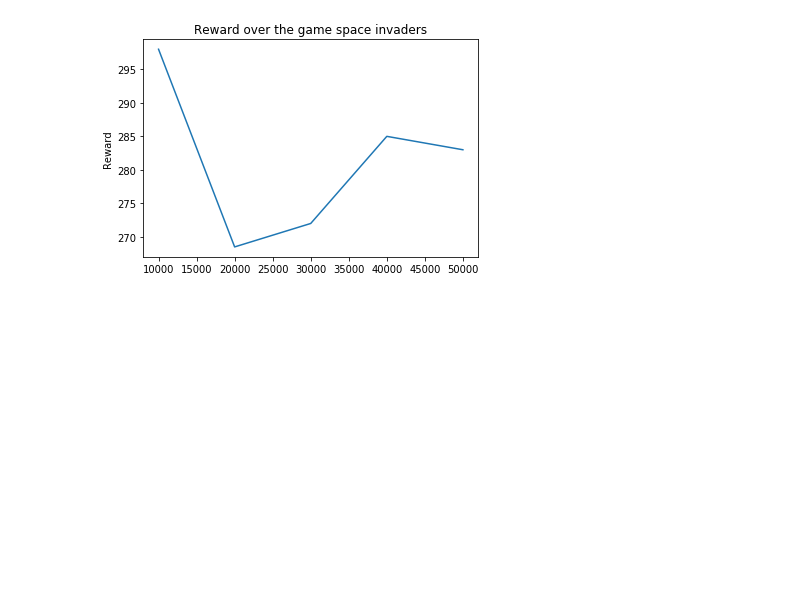
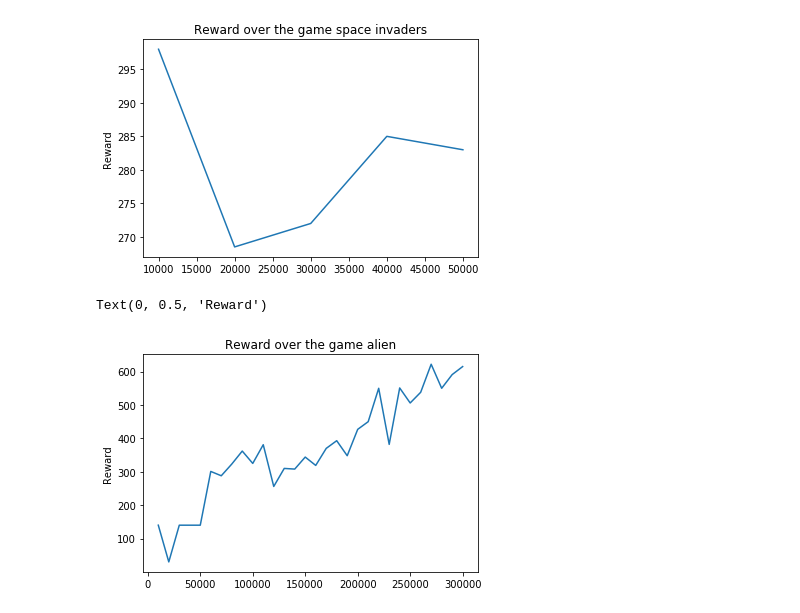
Before and after one commit to BWallyn/Rainbow, a Jupyter notebook: visualization/Visualization_results.ipynb, the cells around one changed output. Drawn from its saved outputs; the diff is of its cells as text; code cells hidden in the pictures; blank space fills up the shorter version.

Commit message:
add new results and add new visualization in the notebook

```diff
--- a/visualization/Visualization_results.ipynb
+++ b/visualization/Visualization_results.ipynb
@@ -18,3 +56,16 @@ plt.ylabel('Reward')
 # %% [output]
 Text(0, 0.5, 'Reward')
 [figure]
+# %%
+alien_history = pickle.load(open('data/alien_T305000_strtTrain200_steps10000.p', 'rb'))
+# %%
+alien_reward = alien_history['reward']
+alien_avg_reward = alien_history['avg_reward']
+alien_avg_Q = alien_history['avg_Q']
+# %%
+plt.plot([i for i in range(10000, 310000, 10000)], alien_avg_reward)
+plt.title('Reward over the game alien')
+plt.ylabel('Reward')
+# %% [output]
+Text(0, 0.5, 'Reward')
+[figure, added]
```
Also changed, not shown: parts of 9 cells of this notebook, 2 other files.
